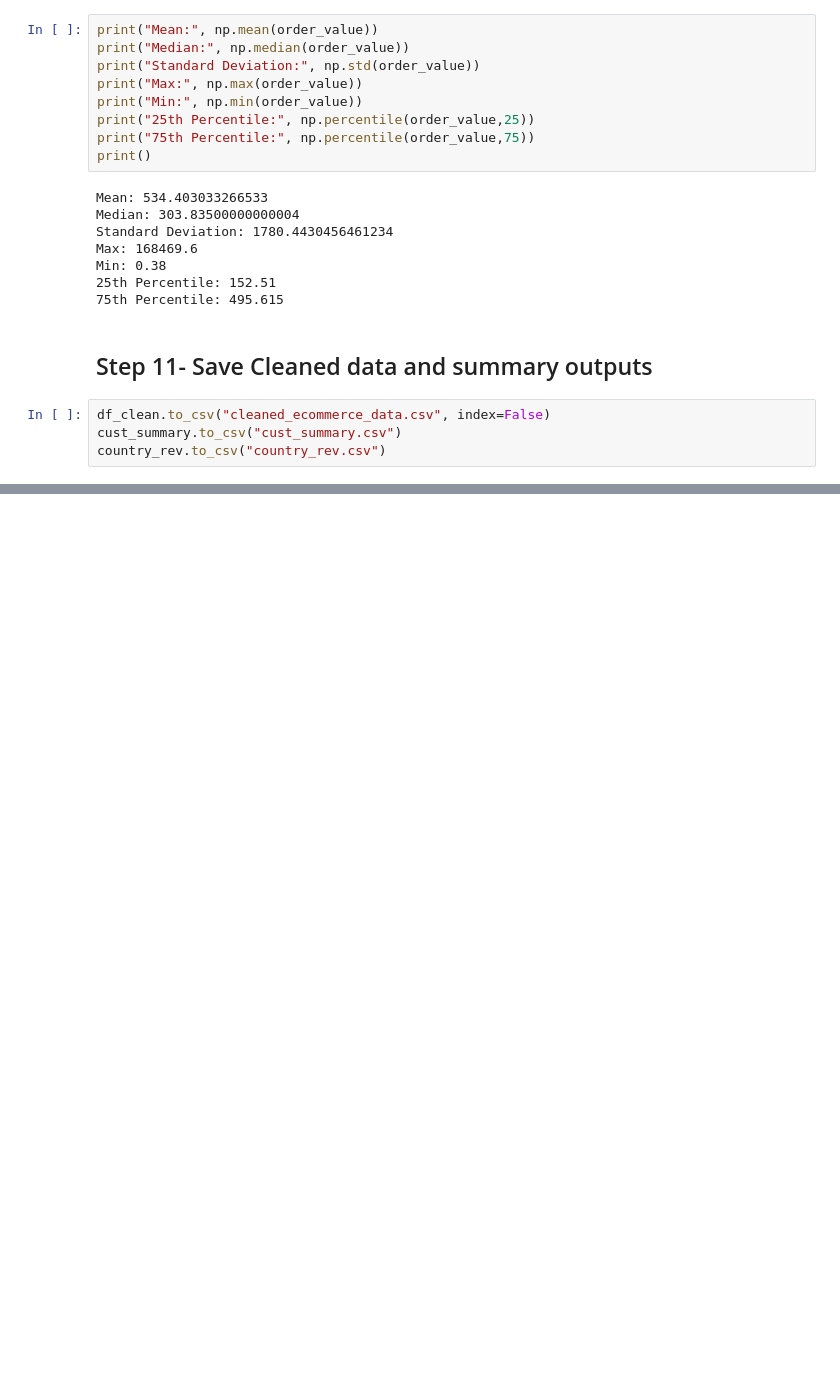
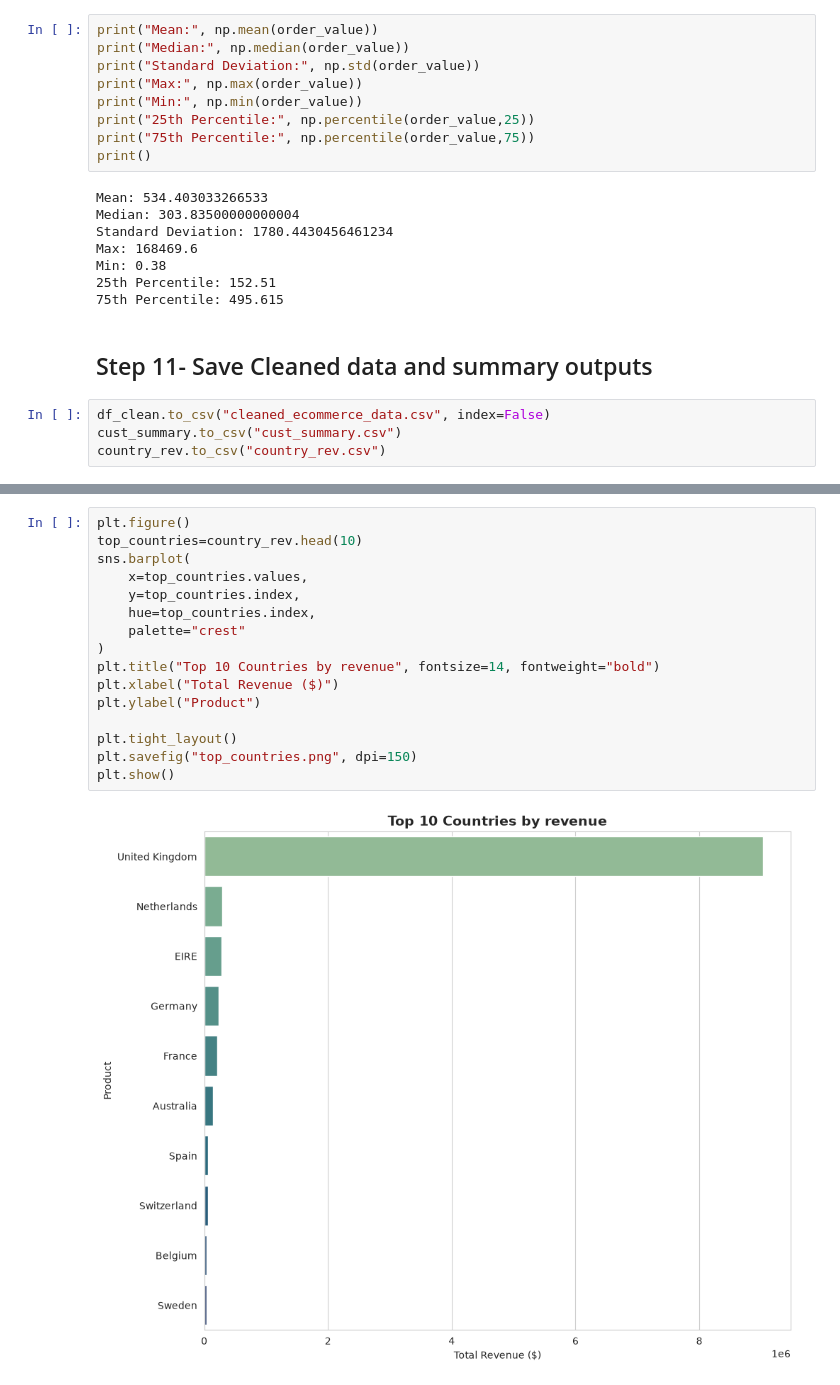
Before and after one commit to 0v0n1/ecom_analyse, a Jupyter notebook: startit.ipynb, the cells around one changed output, grey strips where cells are left out. Cells and saved outputs as stored; diff of their text form; blank space fills up the shorter version.

```diff
--- a/startit.ipynb
+++ b/startit.ipynb
@@ -399,0 +455,18 @@ country_rev.to_csv("country_rev.csv")
+# %%
+plt.figure()
+top_countries=country_rev.head(10)
+sns.barplot(
+    x=top_countries.values,
+    y=top_countries.index,
+    hue=top_countries.index,
+    palette="crest"
+)
+plt.title("Top 10 Countries by revenue", fontsize=14, fontweight="bold")
+plt.xlabel("Total Revenue ($)")
+plt.ylabel("Product")
+
+plt.tight_layout()
+plt.savefig("top_countries.png", dpi=150)
+plt.show()
+# %% [output]
+[figure, added]
```
Also changed, not shown: parts of 10 cells of this notebook, 6 other files.
